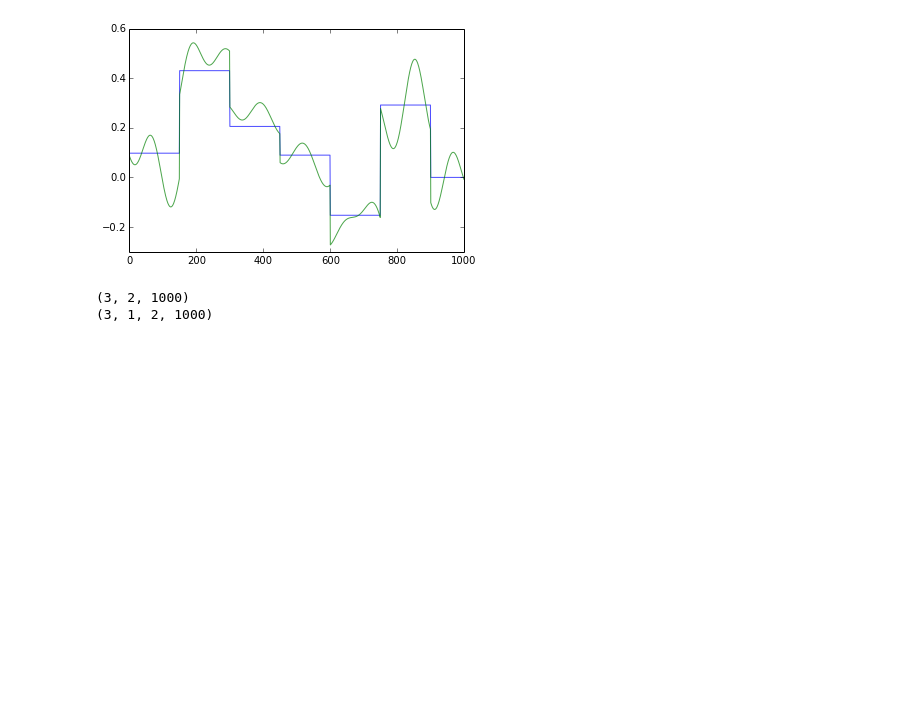
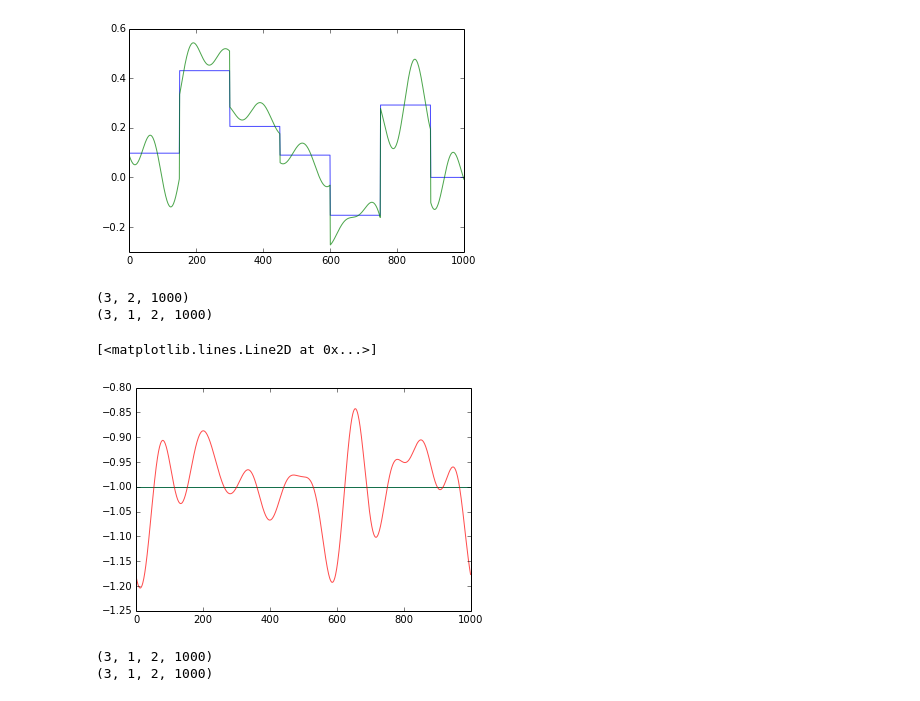
Before and after one commit to Seanny123/rnn-comparison, a Jupyter notebook: dataset-check.ipynb, the cells around one changed output. Cells and saved outputs as stored; diff of their text form; code cells hidden in the pictures; blank space fills up the shorter version.

```diff
--- a/dataset-check.ipynb
+++ b/dataset-check.ipynb
@@ -105,3 +105,18 @@ print(new_dat.shape)
 # %% [output]
 (3, 2, 1000)
 (3, 1, 2, 1000)
+# %%
+new_dat = np.load("datasets/dataset_flatcls_1_2_3_0_aug_add_rand_noise.npz")["class_sig_list"]
+dat = np.load("datasets/dataset_flatcls_1_2_3_0.npz")["class_sig_list"]
+# %%
+plt.plot(dat[0][0].T, alpha=0.7)
+plt.plot(new_dat[0][0][0].T, alpha=0.7)
+# %% [output]
+[<matplotlib.lines.Line2D at 0x...>]
+[figure, added]
+# %%
+print(dat.shape)
+print(new_dat.shape)
+# %% [output]
+(3, 1, 2, 1000)
+(3, 1, 2, 1000)
```
Also changed, not shown: 4 other files.
